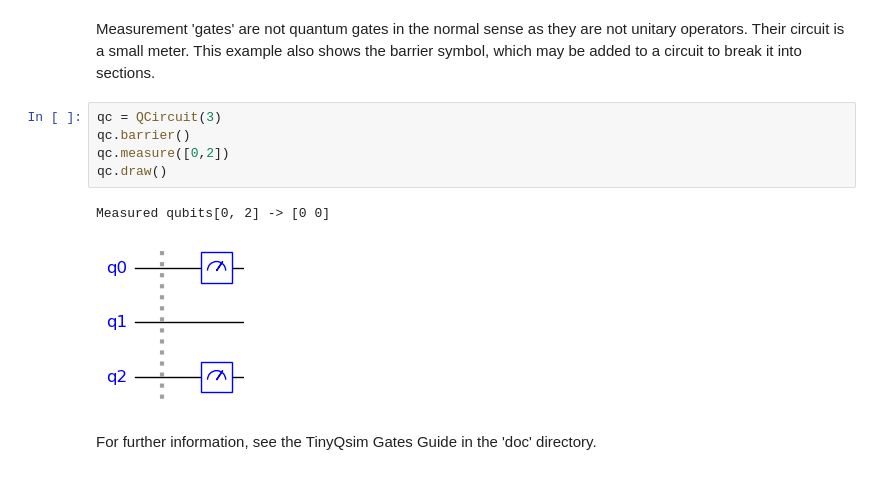
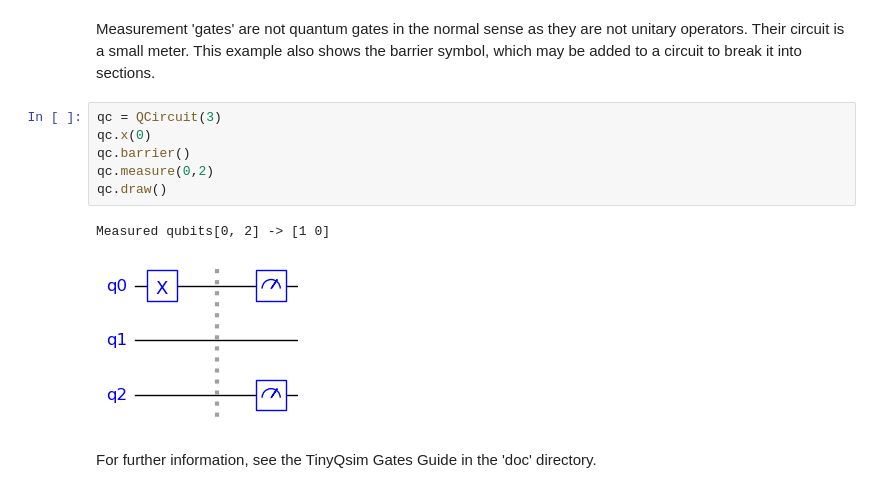
Before and after one commit to jbrumf/tinyqsim, a Jupyter notebook: examples/gate_tour.ipynb, the cells around one changed output. Saved outputs shown, nothing was run; the diff lists cells and outputs as text.

```diff
--- a/examples/gate_tour.ipynb
+++ b/examples/gate_tour.ipynb
@@ -167,11 +167,12 @@ Note the following:
 Measurement 'gates' are not quantum gates in the normal sense as they are not unitary operators. Their circuit is a small meter. This example also shows the barrier symbol, which may be added to a circuit to break it into sections.
 # %%
 qc = QCircuit(3)
+qc.x(0)
 qc.barrier()
-qc.measure([0,2])
+qc.measure(0,2)
 qc.draw()
 # %% [output]
-Measured qubits[0, 2] -> [0 0]
+Measured qubits[0, 2] -> [1 0]
-[figure, old version]
+[figure, new version]
 # %% [markdown]
 For further information, see the TinyQsim Gates Guide in the 'doc' directory.
```
Also changed, not shown: 30 other files.
